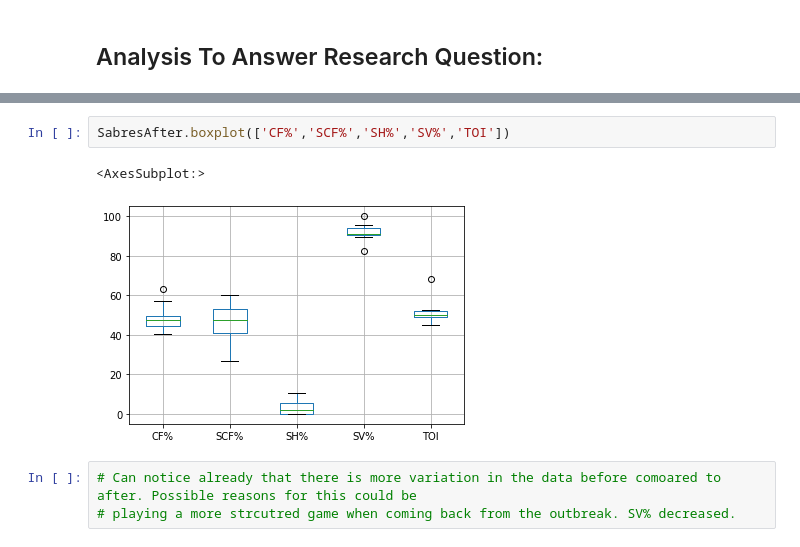
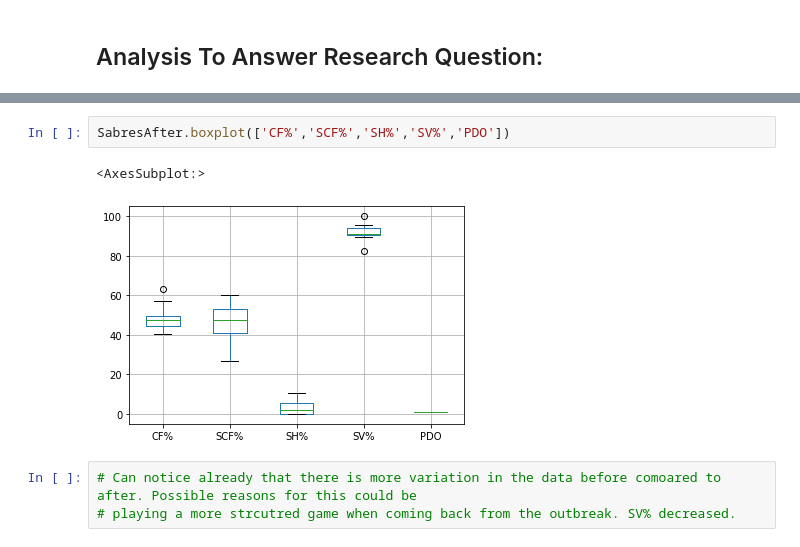
Before and after one commit to data301-2021-winter1/project-group23-project, a Jupyter notebook: notebooks/analysis1.ipynb, the cells around one changed output, grey strips where cells are left out. Cells and saved outputs as stored; diff of their text form.

```diff
--- a/notebooks/analysis1.ipynb
+++ b/notebooks/analysis1.ipynb
@@ -160,8 +160,8 @@ SabresAfter.describe().T
 # %%
-SabresAfter.boxplot(['CF%','SCF%','SH%','SV%','TOI'])
+SabresAfter.boxplot(['CF%','SCF%','SH%','SV%','PDO'])
 # %% [output]
 <AxesSubplot:>
-[figure, old version]
+[figure, new version]
 # %%
 # Can notice already that there is more variation in the data before comoared to after. Possible reasons for this could be
 # playing a more strcutred game when coming back from the outbreak. SV% decreased.
```
Also changed, not shown: parts of 14 cells of this notebook, 2 other files.
